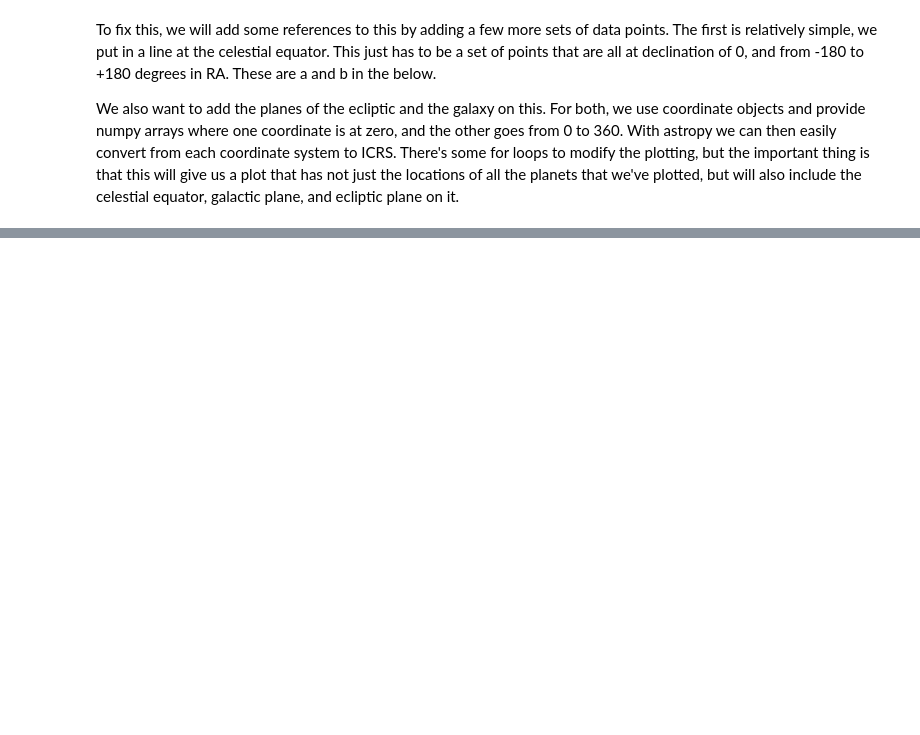
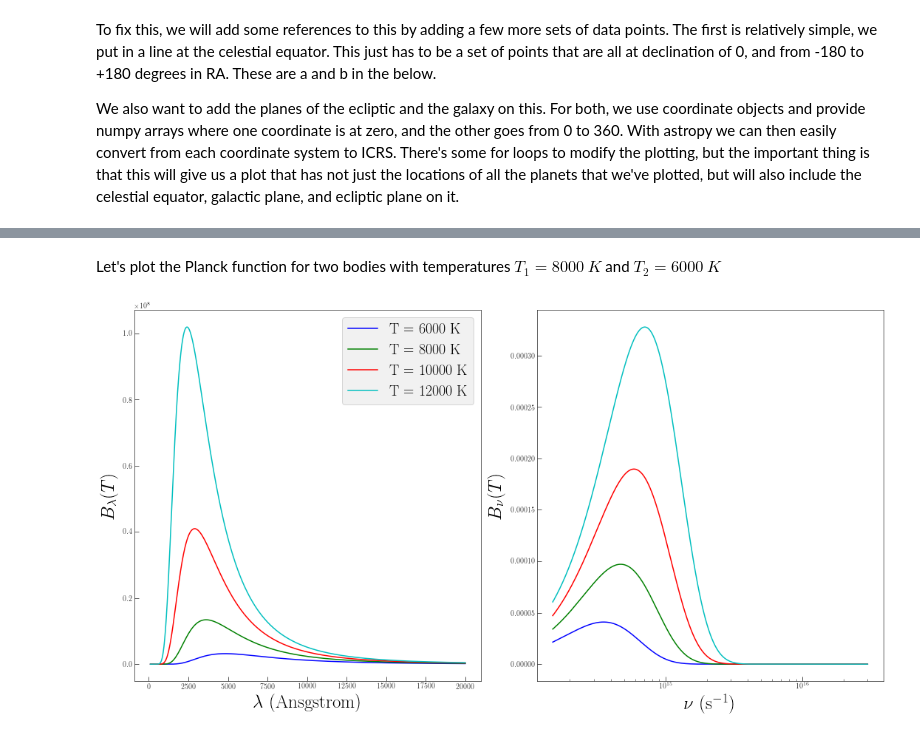
Before and after one commit to VandyAstroML/Vanderbilt_Computational_Bootcamp, a Jupyter notebook: notebooks/Week_14/14_Astropy.ipynb, the cells around one changed output, grey strips where cells are left out. Cells and saved outputs as stored; diff of their text form; code cells hidden in the pictures; blank space fills up the shorter version.

```diff
--- a/notebooks/Week_14/14_Astropy.ipynb
+++ b/notebooks/Week_14/14_Astropy.ipynb
@@ -173,0 +425,23 @@ plt.show()
+# %% [markdown]
+Let's plot the Planck function for two bodies with temperatures $T_1 = 8000\ K$ and $T_2 = 6000\ K$
+# %%
+lam_arr = np.arange(1e2, 2e4)
+nu_arr  = (const.c/(lam_arr * u.AA)).to(1./u.s).value
+# %%
+fig = plt.figure(figsize=(15,8))
+ax1  = fig.add_subplot(121, axisbg='white')
+ax2  = fig.add_subplot(122, axisbg='white')
+ax1.set_xlabel(r'$\lambda$ (Ansgstrom)', fontsize=25)
+ax1.set_ylabel(r'$B_{\lambda}(T)$', fontsize=25)
+ax2.set_xlabel(r'$\nu$ (\textrm{s}^{-1})', fontsize=25)
+ax2.set_ylabel(r'$B_{\nu}(T)$', fontsize=25)
+ax2.set_xscale('log')
+
+temp_arr = [6e3, 8e3, 1e4, 1.2e4]
+for temp in temp_arr:
+    ax1.plot(lam_arr, Planck_func(temp, lam_arr=lam_arr, opt='lam'), label='T = {0} K'.format(int(temp)))
+    ax2.plot(nu_arr , Planck_func(temp, lam_arr=lam_arr, opt='nu' ), label='T = {0} K'.format(int(temp)))
+    ax1.legend(loc=1, prop={'size':20})
+plt.tight_layout()
+# %% [output]
+[figure, added]
```
Also changed, not shown: parts of 77 cells of this notebook, 13 other files.
